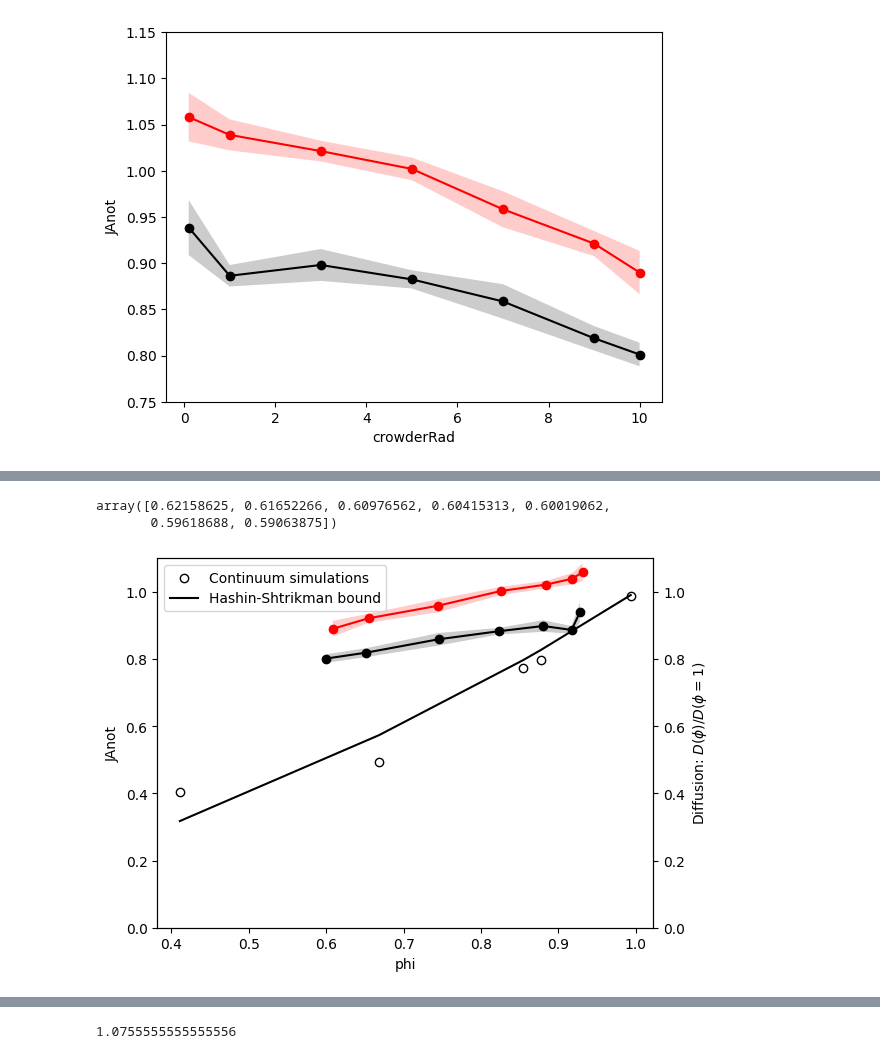
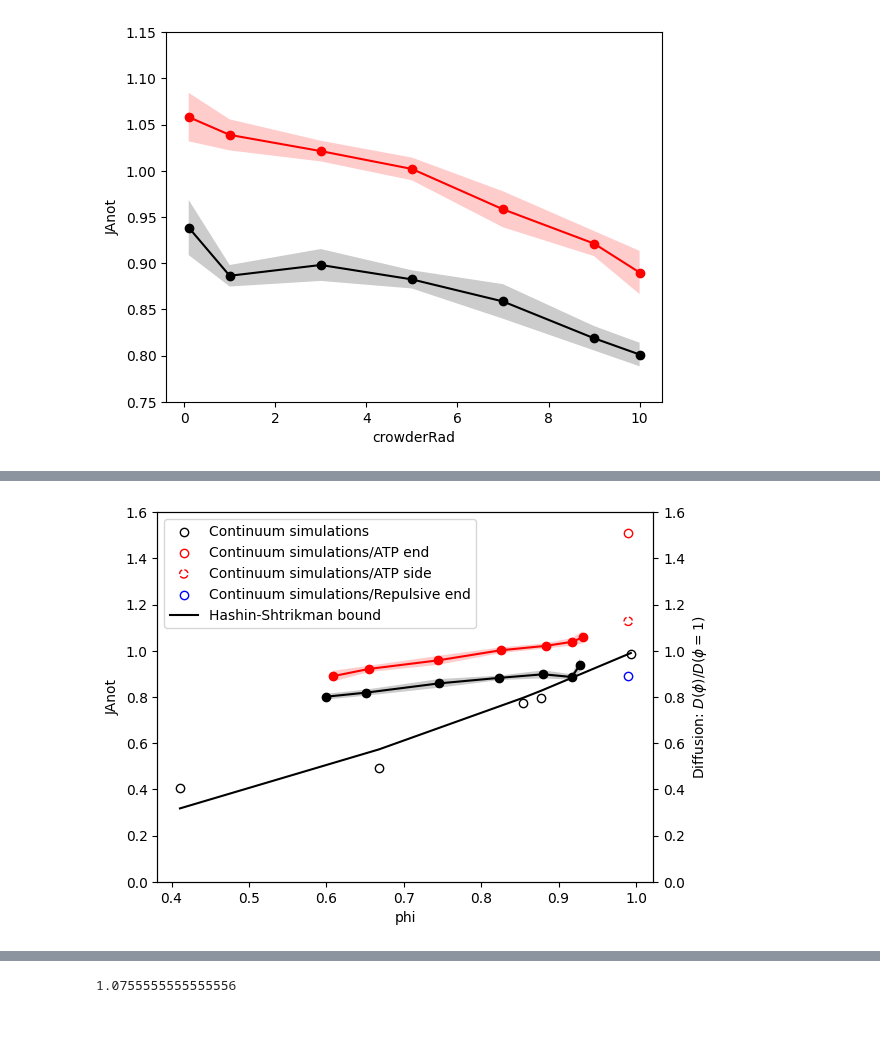
Before and after one commit to huskeypm/cellmigration, a Jupyter notebook: migration_paper.ipynb, the cells around one changed output, grey strips where cells are left out. Cells and saved outputs as stored; diff of their text form; code cells hidden in the pictures; blank space fills up the shorter version.

```diff
--- a/migration_paper.ipynb
+++ b/migration_paper.ipynb
@@ -528,3 +547,14 @@ import matplotlib.pylab as plt
 import numpy as np
 phis = np.array([0.4108862126810036, 0.6681145173651292, 0.8539840575456275, 0.8772177500681925, 0.9933862126810031])
 Ds = np.array([0.403642231410656, 0.49443361495120397, 0.7730293910002057, 0.7963113880422519, 0.9866307129197737])
+
+print("THESE ARE FLUXES, NOT Ds!!!!")
+phisATPEnd = np.array([0.99]) ; print("WARNING: need to verify")
+ref =  0.07531812128985557
+DsATPEnd = np.array([0.11386163913859533])/ref ; print("WARNING: field and species are both negative/???")
+
+phisATPSide = np.array([0.99]) ; print("WARNING: need to verify")
+DsATPSide = np.array([0.08490851205509801])/ref ; print("WARNING: field and species are both negative/repulsive???")
+
+phisRepulsiveEnd = np.array([0.99]) ; print("WARNING: need to verify")
+DsRepulsiveEnd = np.array([0.06720684392605135])/ref ; print("WARNING: field and species are attractive???")
@@ -531,38 +569,44 @@ Ds = np.array([0.403642231410656, 0.49443361495120397, 0.7730293910002057, 0.796
-# %%
-case.vFs
-# %% [output]
-array([0.62158625, 0.61652266, 0.60976562, 0.60415313, 0.60019062,
-       0.59618688, 0.59063875])
 # %%
-daMax=1.10
+daMax=1.60
 
 key="crowderRad"
 # particle
 plt.figure()
 case = cases[key+"-atp"]
 stds = case.JAstds*-1*jNormFactor / np.sqrt(nCases)
 pdat.PlotKey(case.vFs,case.JAs*jNormFactor,stds,key,normalize=False, mode="JA",altName="phi")
 
 case = cases[key+"+atp"]
 stds = case.JAstds*-1*jNormFactor / np.sqrt(nCases)
 pdat.PlotKey(case.vFs,case.JAs*jNormFactor,stds,key,color='r',normalize=False,mode="JA",altName="phi")
 plt.ylim([0,daMax])
 
-# continuum
+## continuum
 #fig,axl = plt.subplots(1)
 axr = plt.twinx()
 axr.scatter(phis,Ds,edgecolor='k', facecolor='w',label="Continuum simulations")
 
+
+axr.scatter(phisATPEnd,DsATPEnd,edgecolor='r', facecolor='w',
+            label="Continuum simulations/ATP end")
+axr.scatter(phisATPSide,DsATPSide,edgecolor='r', facecolor='w',linestyle='--',
+            label="Continuum simulations/ATP side")
+axr.scatter(phisRepulsiveEnd,DsRepulsiveEnd,edgecolor='b', facecolor='w',
+            label="Continuum simulations/Repulsive end")
+
+
 # analytic
 axr.plot(phis,2*phis/(3-phis),'k',label="Hashin-Shtrikman bound")
-axr.legend(loc=0)
+
 axr.set_xlabel("Free volume(area) fraction, $\phi$")
 axr.set_ylabel("Diffusion: $D(\phi)/D(\phi=1)$")
 axr.set_ylim([0,daMax])
+#axr.legend(loc=3)
+axr.legend(loc=0)
 
 plt.gcf().savefig(outPath+"fig7_DvsPhi.png",dpi=300)
 # %% [output]
-[figure, old version]
+[figure, new version]
 # %% [markdown]
 Widths
 
```
Also changed, not shown: parts of 20 cells of this notebook.
